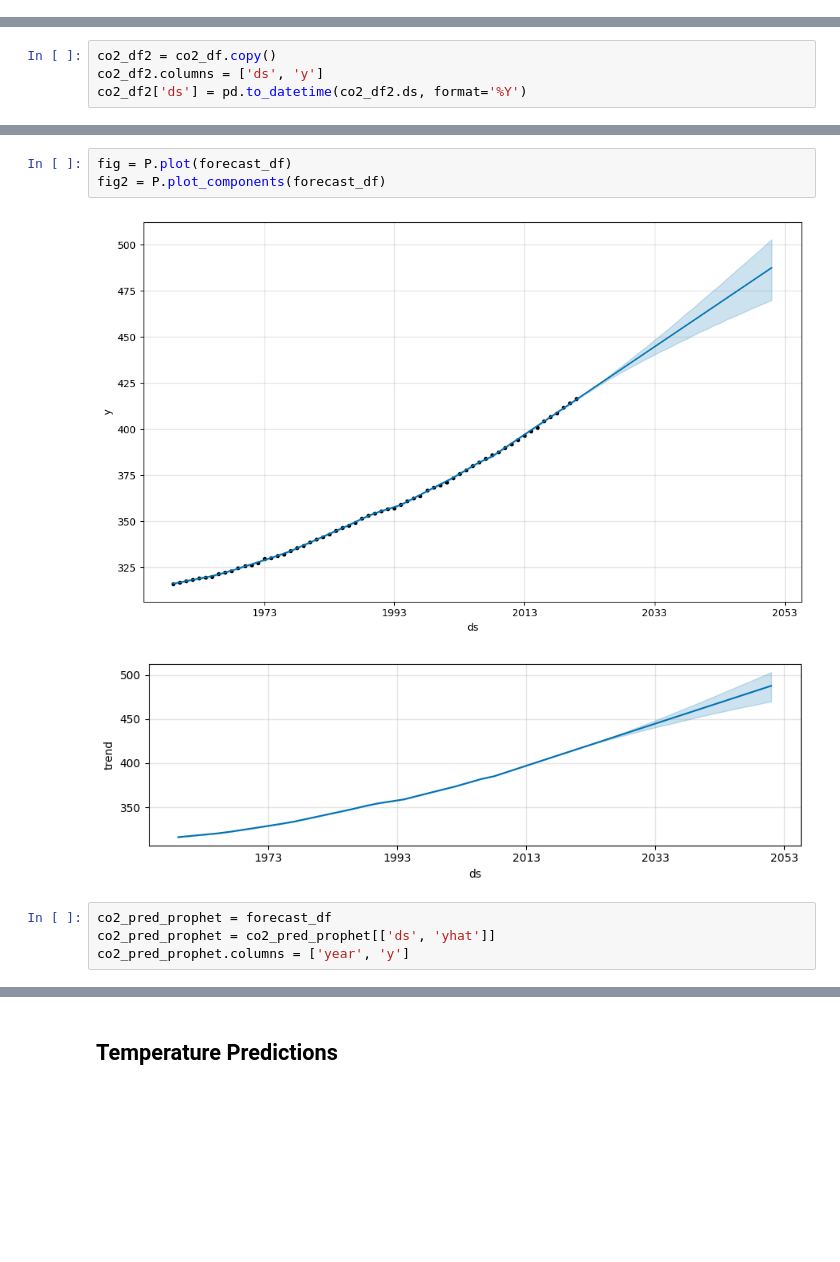
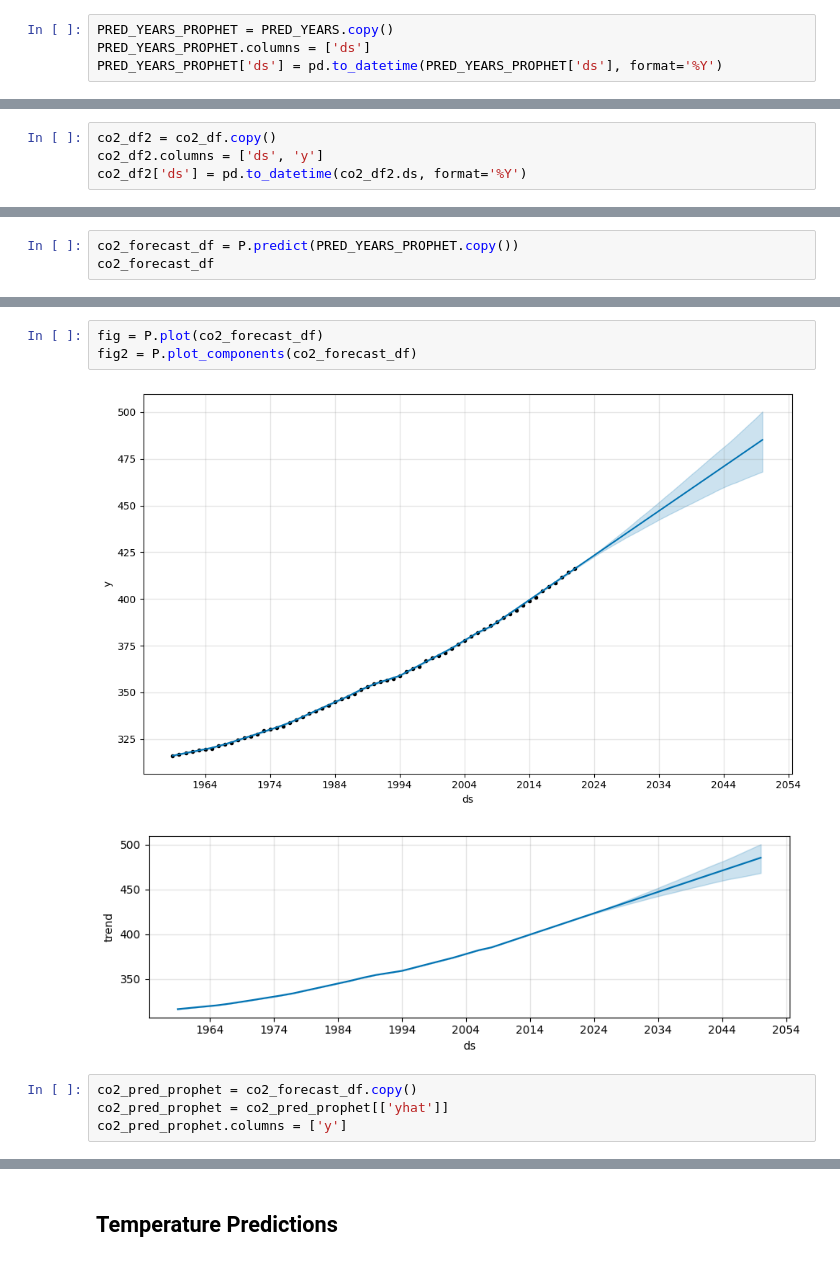
Before and after one commit to akioweh/The-HiMCM, a Jupyter notebook: py/main.ipynb, the cells around one changed output, grey strips where cells are left out. Cells and saved outputs as stored; diff of their text form; blank space fills up the shorter version.

```diff
--- a/py/main.ipynb
+++ b/py/main.ipynb
@@ -107,5 +111,9 @@ Linear Regressed: y = 0.010330473207293444x - 3.352746379345213
 # %%
 PRED_YEARS = pd.DataFrame(range(1959, 2051))
 PRED_YEARS.columns = ['year']
+# %%
+PRED_YEARS_PROPHET = PRED_YEARS.copy()
+PRED_YEARS_PROPHET.columns = ['ds']
+PRED_YEARS_PROPHET['ds'] = pd.to_datetime(PRED_YEARS_PROPHET['ds'], format='%Y')
 # %%
 def error_stats(x: pd.Series, y: pd.Series):
@@ -272,0 +264,3 @@ forecast_df
+# %%
+co2_forecast_df = P.predict(PRED_YEARS_PROPHET.copy())
+co2_forecast_df
@@ -273,13 +281,13 @@ forecast_df
 # %%
-fig = P.plot(forecast_df)
-fig2 = P.plot_components(forecast_df)
+fig = P.plot(co2_forecast_df)
+fig2 = P.plot_components(co2_forecast_df)
 # %% [output]
-[figure, old version]
+[figure, new version]
-[figure, old version]
+[figure, new version]
 # %%
-co2_pred_prophet = forecast_df
-co2_pred_prophet = co2_pred_prophet[['ds', 'yhat']]
-co2_pred_prophet.columns = ['year', 'y']
+co2_pred_prophet = co2_forecast_df.copy()
+co2_pred_prophet = co2_pred_prophet[['yhat']]
+co2_pred_prophet.columns = ['y']
 # %%
 bivariate_stats(co2_df['y'], co2_pred_prophet['y'])
 error_stats(co2_df['y'], co2_pred_prophet['y'][:63])
```
Also changed, not shown: parts of 37 cells of this notebook.
